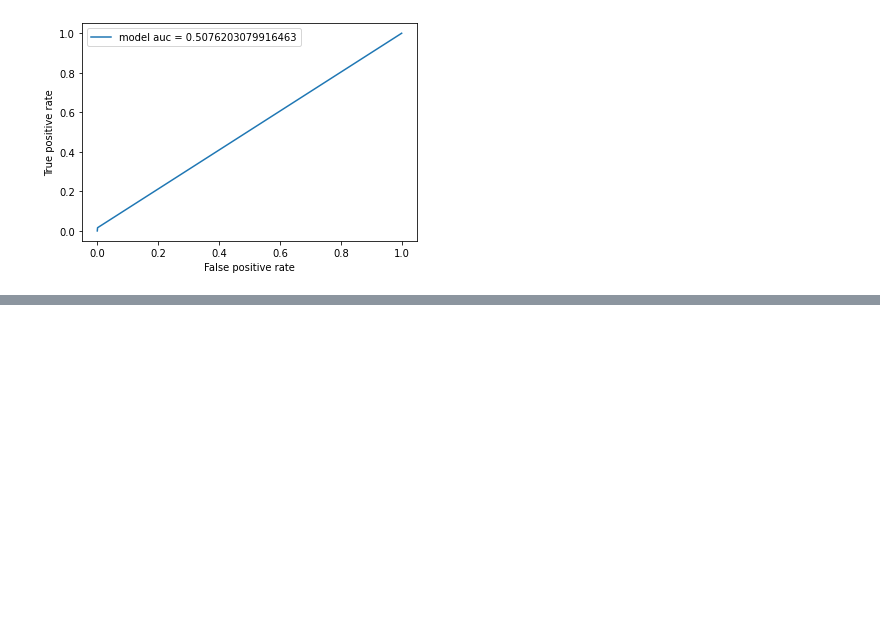
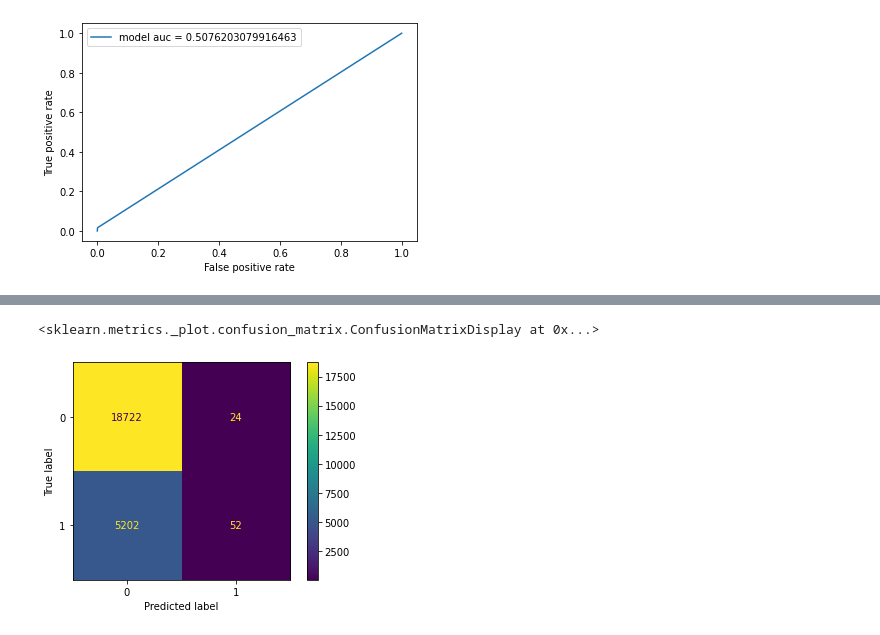
Before and after one commit to MadhurAwasthi/Credit-Card-Default-Prediction, a Jupyter notebook: Credit_Card_Default_Prediction_Capstone_Project.ipynb, the cells around one changed output, grey strips where cells are left out. Saved outputs shown, nothing was run; the diff lists cells and outputs as text; code cells hidden in the pictures; blank space fills up the shorter version.

```diff
--- a/Credit_Card_Default_Prediction_Capstone_Project.ipynb
+++ b/Credit_Card_Default_Prediction_Capstone_Project.ipynb
@@ -1131,0 +1138,8 @@ plt.show()
+# %%
+#Grid Search Parameters
+grid_nb = {'var_smoothing': np.logspace(0,-9, num=100)}
+# %%
+#Hyperparameter tune using training data
+nbModel = GridSearchCV(estimator=GaussianNB(), param_grid=grid_nb, verbose=5, cv=10, n_jobs=-1)
+nbModel.fit(x_train, y_train)
+print(nbModel.best_estimator_)
@@ -1131,0 +1176,5 @@ plt.show()
+# %%
+plot_confusion_matrix(nbModel,x_train, y_train )
+# %% [output]
+<sklearn.metrics._plot.confusion_matrix.ConfusionMatrixDisplay at 0x...>
+[figure, added]
```
Also changed, not shown: parts of 12 cells of this notebook.
